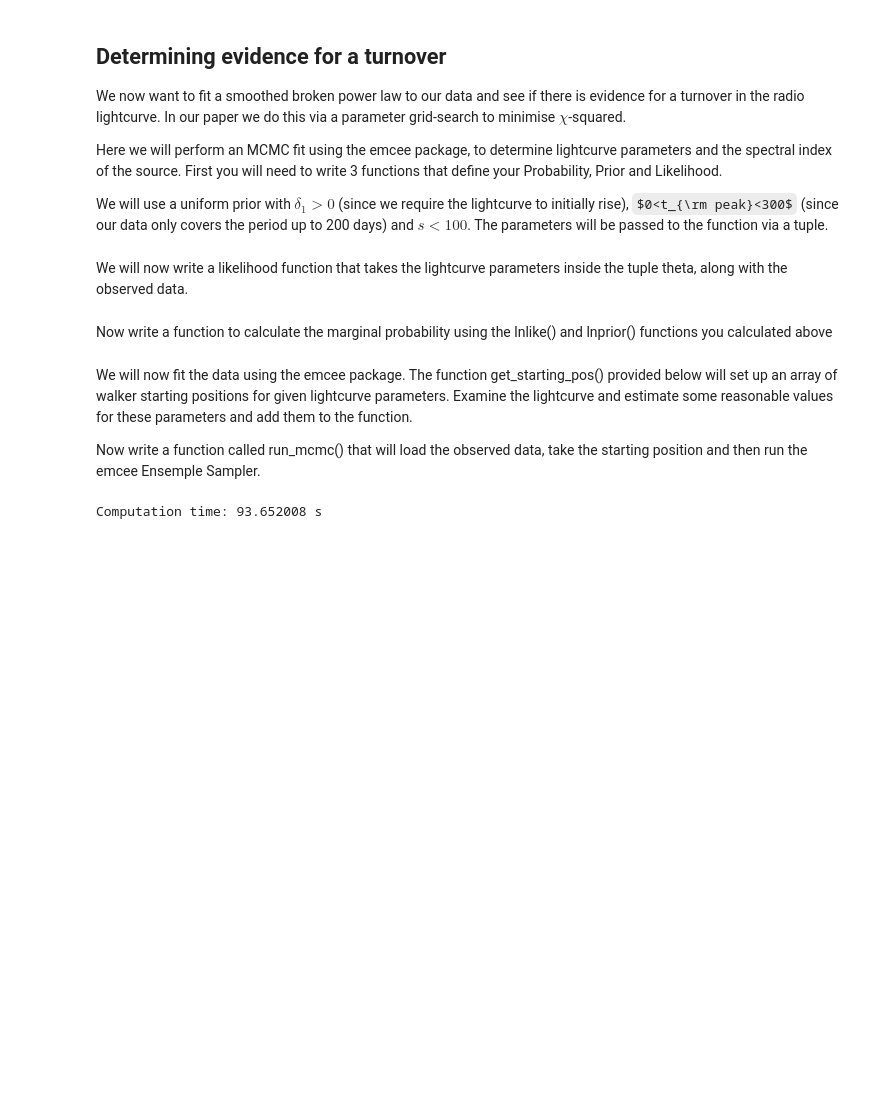
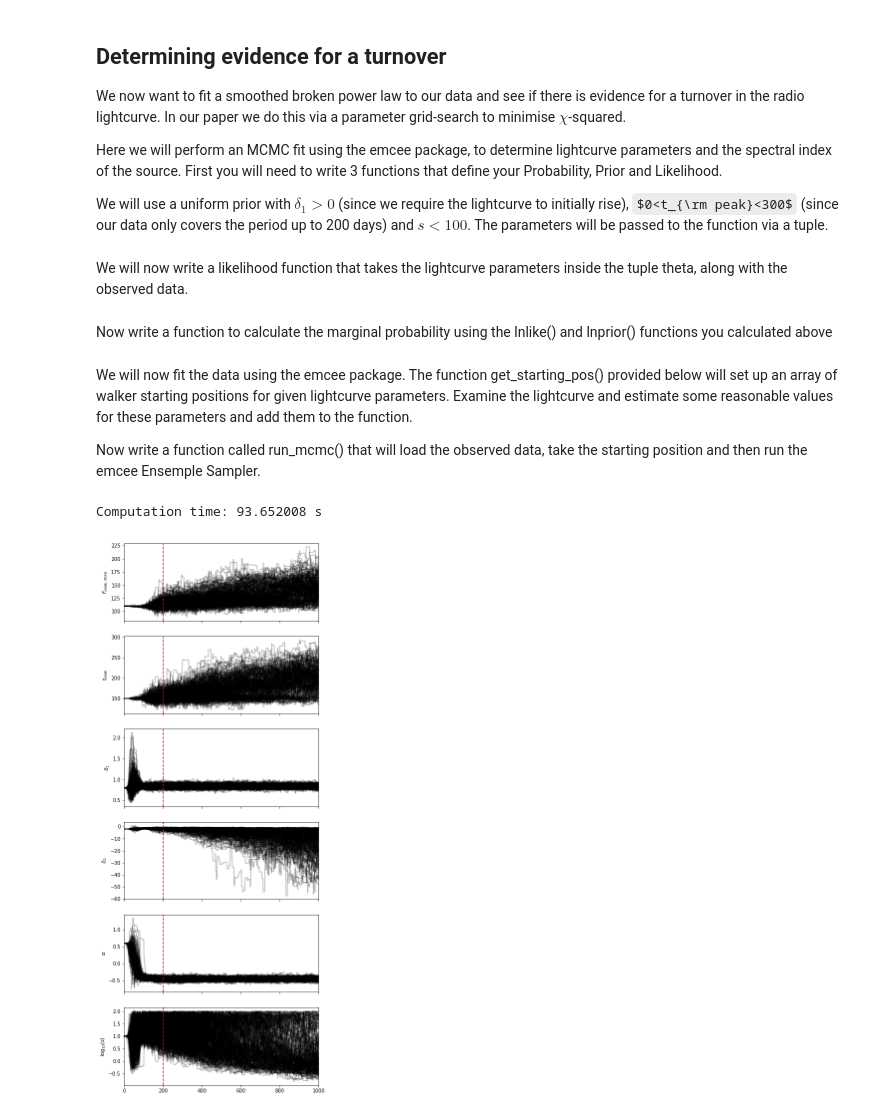
Before and after one commit to ddobie/growth-winter-school-2018, a Jupyter notebook: full_solutions.ipynb, the cells around one changed output. Saved outputs shown, nothing was run; the diff lists cells and outputs as text; code cells hidden in the pictures; some formulas as TeX source; blank space fills up the shorter version.

```diff
--- a/full_solutions.ipynb
+++ b/full_solutions.ipynb
@@ -220,18 +220,26 @@ def run_mcmc(data, niters=1000, nthreads=1, nwalkers=200, ndim=6):
 sampler = run_mcmc(tdata)
 # %% [output]
 Computation time: 93.652008 s
+# %%
+chain = sampler.chain
 # %%
-def make_chain_plot(chain):
+def make_chain_plot(chain, chain_cut):
     niters = chain.shape[1]
     ndim = chain.shape[2]
 
     fig, axes = plt.subplots(ndim,1,sharex=True)
     fig.set_size_inches(7, 20)
 
     param_names = ['$F_{{\\rm peak}, 3\.{\\rm GHz}}$', '$t_{{\\rm peak}}$','$\\delta_1$','$\\delta_2$', '$\\alpha$', '$\\log_{10}(s)$']
 
     for i, (ax,param_name) in enumerate(zip(axes,param_names)):
-    ax.plot(chain[:,:,i].T,linestyle='-',color='k',alpha=0.3)
-    ax.set_ylabel(param_name)
-    ax.set_xlim(0,niters)
-    ax.axvline(chain_cut,c='r',linestyle='--')
+        ax.plot(chain[:,:,i].T,linestyle='-',color='k',alpha=0.3)
+        ax.set_ylabel(param_name)
+        ax.set_xlim(0,niters)
+        ax.axvline(chain_cut,c='r',linestyle='--')
+
+chain_cut = 200
+
+make_chain_plot(chain, chain_cut)
+# %% [output]
+[figure, added]
```
Also changed, not shown: parts of 2 cells of this notebook.
